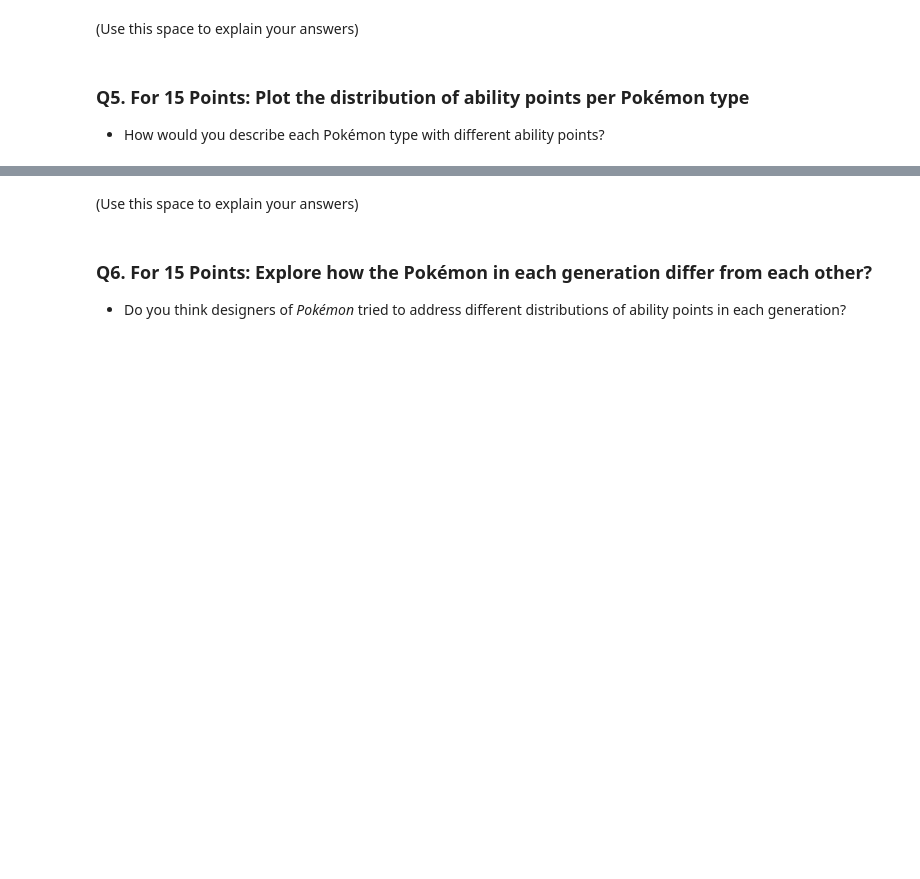
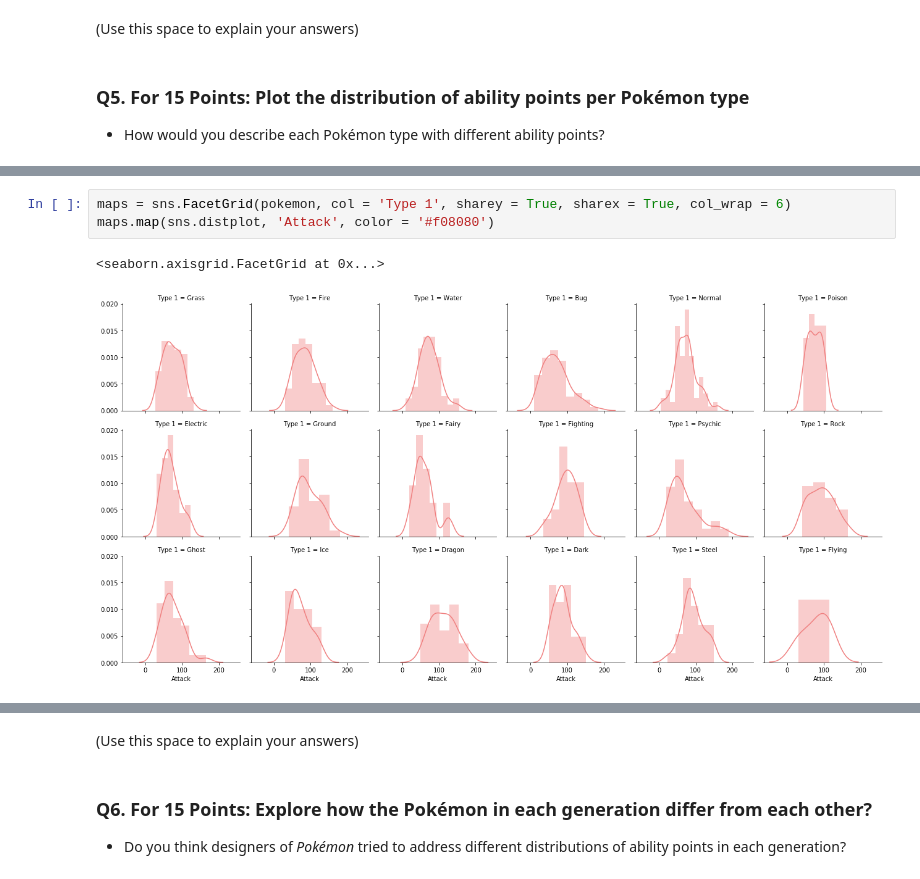
Before and after one commit to tengdann/si618, a Jupyter notebook: 618_HW4.ipynb, the cells around one changed output, grey strips where cells are left out. Cells and saved outputs as stored; diff of their text form; blank space fills up the shorter version.

```diff
--- a/618_HW4.ipynb
+++ b/618_HW4.ipynb
@@ -190,0 +207,6 @@ plots = sns.pairplot(pokemon[['HP', 'Attack', 'Defense', 'Sp. Atk', 'Sp. Def', '
+# %%
+maps = sns.FacetGrid(pokemon, col = 'Type 1', sharey = True, sharex = True, col_wrap = 6)
+maps.map(sns.distplot, 'Attack', color = '#f08080')
+# %% [output]
+<seaborn.axisgrid.FacetGrid at 0x...>
+[figure, added]
```
Also changed, not shown: parts of 15 cells of this notebook.
